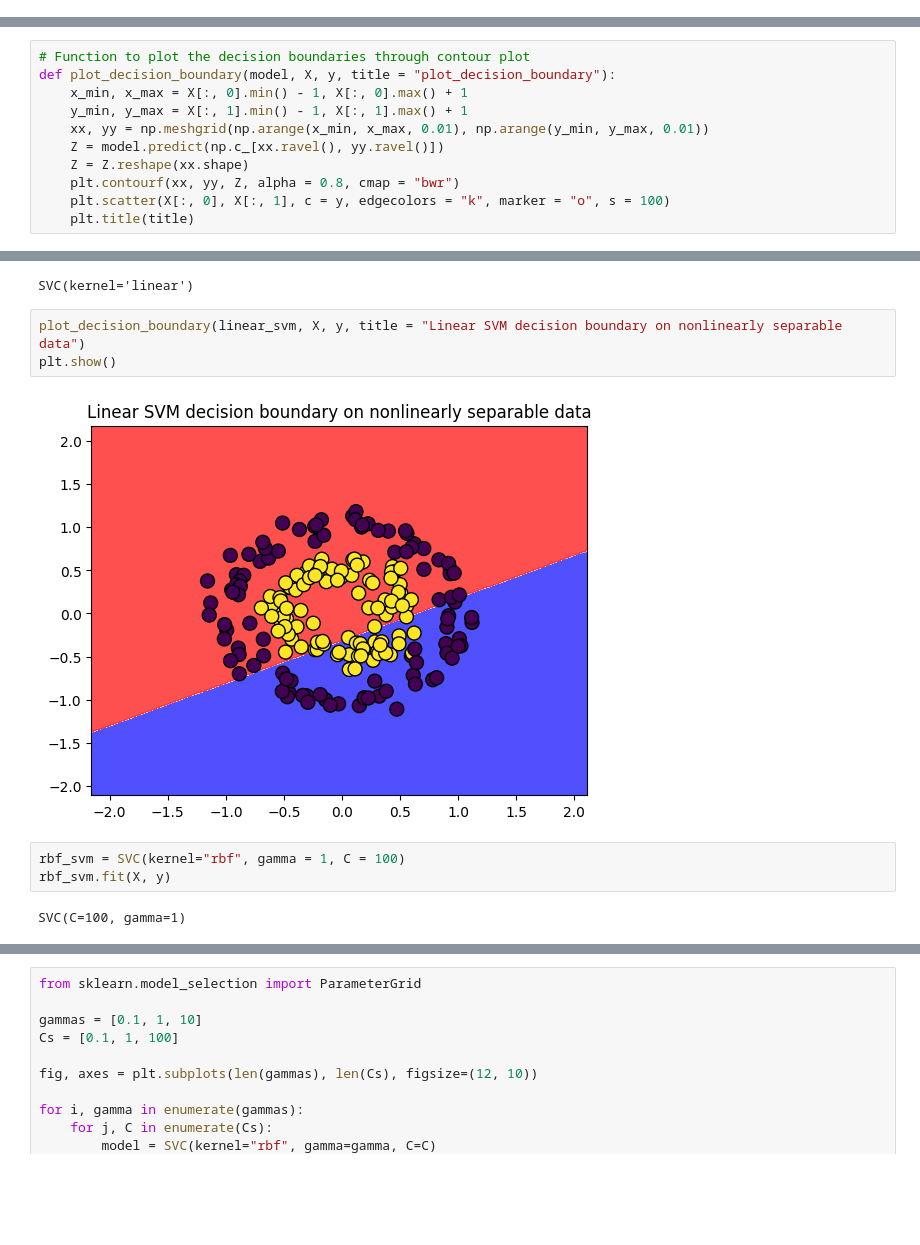
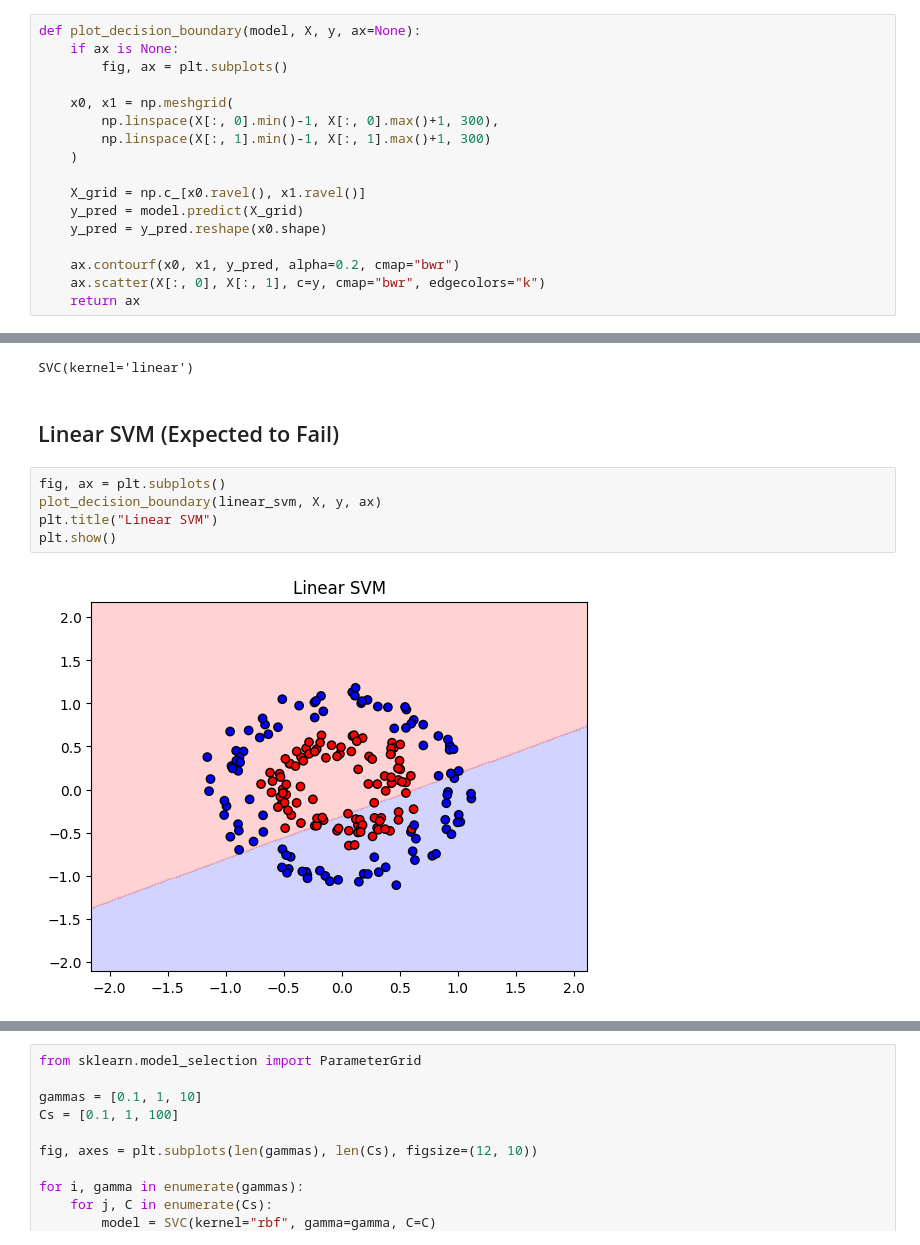
Before and after one commit to architsh007/hands-on-ml-geron, a Jupyter notebook: 05_support_vector_machines/notebooks/02_svm_kernel_trick.ipynb, the cells around one changed output, grey strips where cells are left out. Cells and saved outputs as stored; diff of their text form; blank space fills up the shorter version.

```diff
--- a/05_support_vector_machines/notebooks/02_svm_kernel_trick.ipynb
+++ b/05_support_vector_machines/notebooks/02_svm_kernel_trick.ipynb
@@ -12,0 +34,17 @@ from sklearn.svm import SVC
+# %%
+def plot_decision_boundary(model, X, y, ax=None):
+    if ax is None:
+        fig, ax = plt.subplots()
+
+    x0, x1 = np.meshgrid(
+        np.linspace(X[:, 0].min()-1, X[:, 0].max()+1, 300),
+        np.linspace(X[:, 1].min()-1, X[:, 1].max()+1, 300)
+    )
+
+    X_grid = np.c_[x0.ravel(), x1.ravel()]
+    y_pred = model.predict(X_grid)
+    y_pred = y_pred.reshape(x0.shape)
+
+    ax.contourf(x0, x1, y_pred, alpha=0.2, cmap="bwr")
+    ax.scatter(X[:, 0], X[:, 1], c=y, cmap="bwr", edgecolors="k")
+    return ax
@@ -23,29 +63,17 @@ plt.title("Nonlinearly separable dataset")
 plt.show()
 # %% [output]
 [figure]
-# %%
-# Function to plot the decision boundaries through contour plot
-def plot_decision_boundary(model, X, y, title = "plot_decision_boundary"):
-    x_min, x_max = X[:, 0].min() - 1, X[:, 0].max() + 1
-    y_min, y_max = X[:, 1].min() - 1, X[:, 1].max() + 1
-    xx, yy = np.meshgrid(np.arange(x_min, x_max, 0.01), np.arange(y_min, y_max, 0.01))
-    Z = model.predict(np.c_[xx.ravel(), yy.ravel()])
-    Z = Z.reshape(xx.shape)
-    plt.contourf(xx, yy, Z, alpha = 0.8, cmap = "bwr")
-    plt.scatter(X[:, 0], X[:, 1], c = y, edgecolors = "k", marker = "o", s = 100)
-    plt.title(title)
 # %%
 linear_svm = SVC(kernel="linear")
 linear_svm.fit(X, y)
 # %% [output]
 SVC(kernel='linear')
+# %% [markdown]
+## Linear SVM (Expected to Fail)
 # %%
-plot_decision_boundary(linear_svm, X, y, title = "Linear SVM decision boundary on nonlinearly separable data")
+fig, ax = plt.subplots()
+plot_decision_boundary(linear_svm, X, y, ax)
+plt.title("Linear SVM")
 plt.show()
 # %% [output]
-[figure, old version]
+[figure, new version]
-# %%
-rbf_svm = SVC(kernel="rbf", gamma = 1, C = 100)
-rbf_svm.fit(X, y)
-# %% [output]
-SVC(C=100, gamma=1)
```
Also changed, not shown: parts of 14 cells of this notebook, 4 other files.
